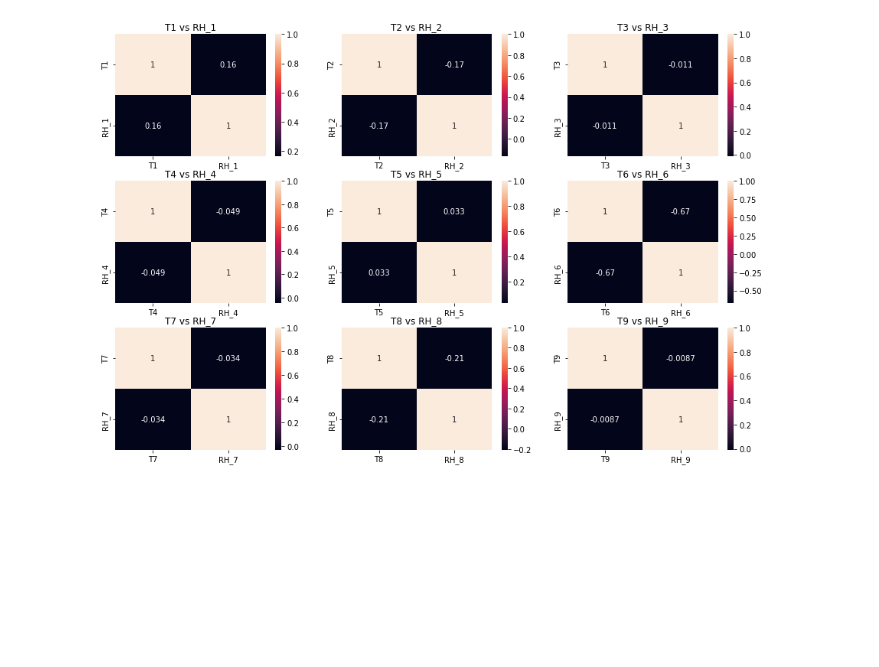
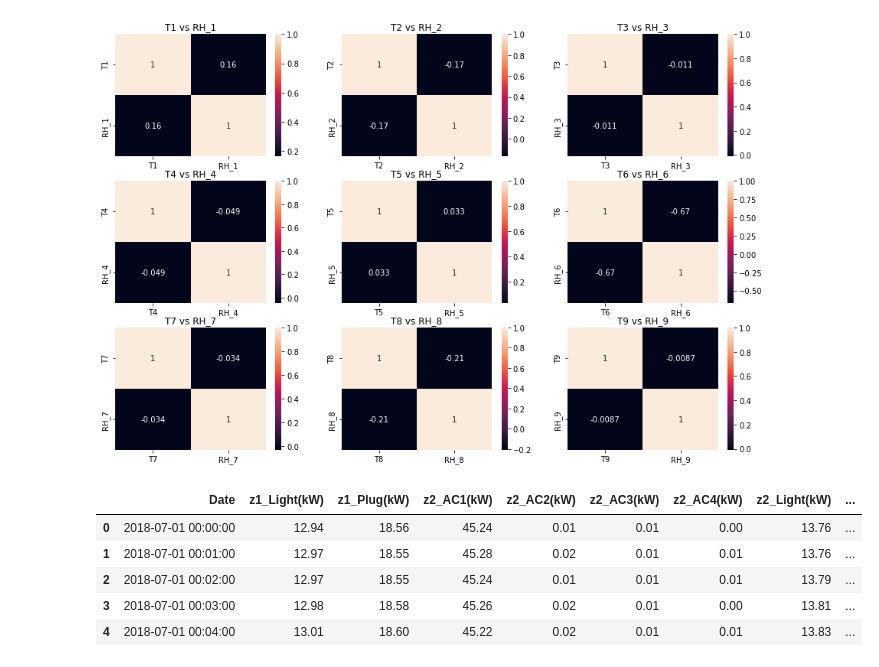
Before and after one commit to cepdnaclk/e17-co326-Smart-Building, a Jupyter notebook: Group_G/Analysis/TempHumidAnalysis.ipynb, the cells around one changed output. Saved outputs shown, nothing was run; the diff lists cells and outputs as text; code cells hidden in the pictures; blank space fills up the shorter version.

```diff
--- a/Group_G/Analysis/TempHumidAnalysis.ipynb
+++ b/Group_G/Analysis/TempHumidAnalysis.ipynb
@@ -44,0 +47,9 @@ plt.savefig("temphum2.png")
+# %%
+df_ene.head()
+# %% [output]
+|  | Date | z1_Light(kW) | z1_Plug(kW) | z2_AC1(kW) | z2_AC2(kW) | z2_AC3(kW) | z2_AC4(kW) | z2_Light(kW) | ... |
+| 0 | 2018-07-01 00:00:00 | 12.94 | 18.56 | 45.24 | 0.01 | 0.01 | 0.00 | 13.76 | ... |
+| 1 | 2018-07-01 00:01:00 | 12.97 | 18.55 | 45.28 | 0.02 | 0.01 | 0.01 | 13.76 | ... |
+| 2 | 2018-07-01 00:02:00 | 12.97 | 18.55 | 45.24 | 0.01 | 0.01 | 0.01 | 13.79 | ... |
+| 3 | 2018-07-01 00:03:00 | 12.98 | 18.58 | 45.26 | 0.02 | 0.01 | 0.00 | 13.81 | ... |
+| 4 | 2018-07-01 00:04:00 | 13.01 | 18.60 | 45.22 | 0.02 | 0.01 | 0.01 | 13.83 | ... |
```
Also changed, not shown: parts of 4 cells of this notebook, 2 other files.
